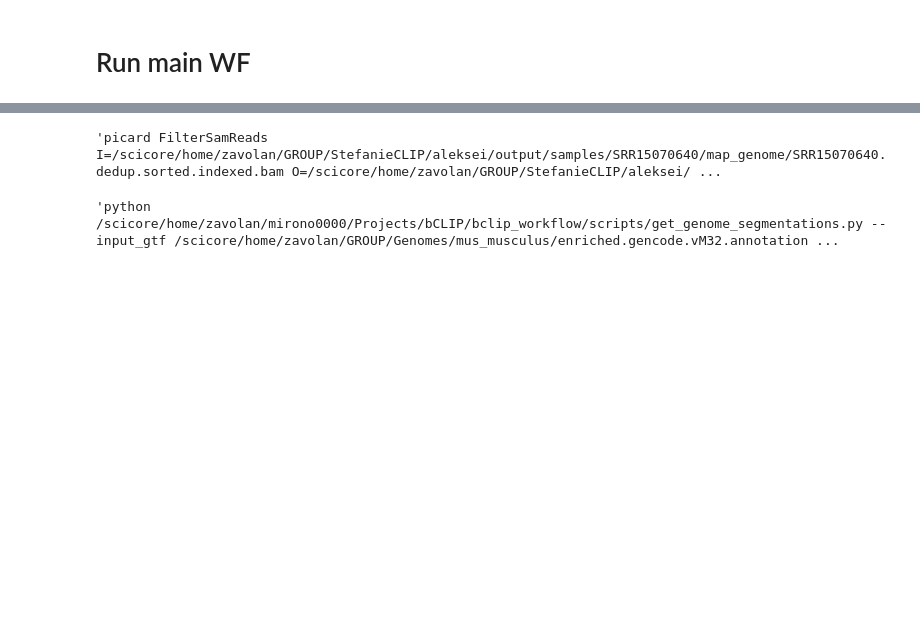
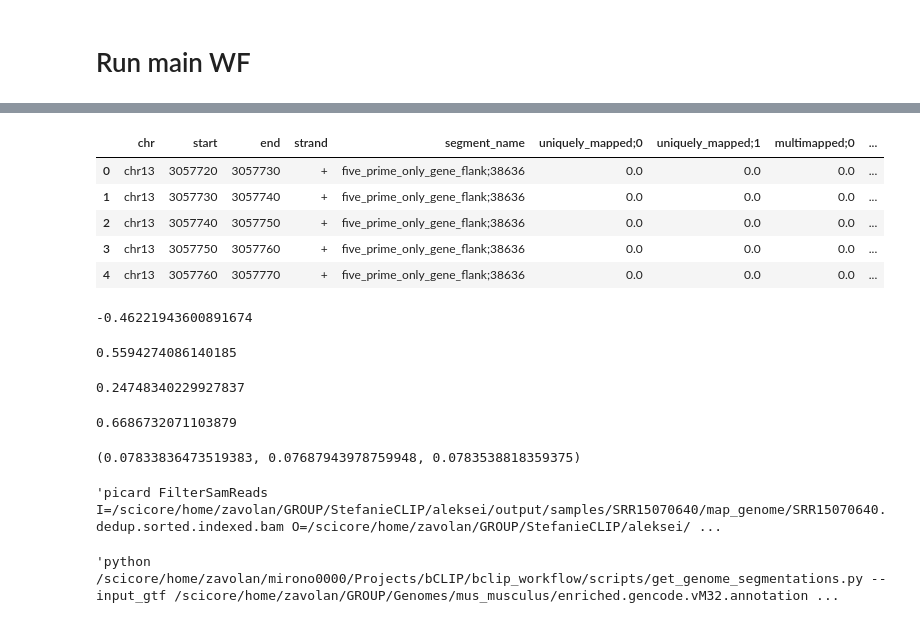
Before and after one commit to magmir71/bCLIP, a Jupyter notebook: bCLIP.ipynb, the cells around one changed output, grey strips where cells are left out. Saved outputs shown, nothing was run; the diff lists cells and outputs as text; code cells hidden in the pictures; blank space fills up the shorter version.

```diff
--- a/bCLIP.ipynb
+++ b/bCLIP.ipynb
@@ -407,3 +693,45 @@ deeptools plotProfile
+# %%
+bin_counts = bin_counts.drop_duplicates(['chr','start','end','strand']).reset_index(drop=True)
+# %% [output]
+|  | chr | start | end | strand | segment_name | uniquely_mapped;0 | uniquely_mapped;1 | multimapped;0 | ... |
+| 0 | chr13 | 3057720 | 3057730 | + | five_prime_only_gene_flank;38636 | 0.0 | 0.0 | 0.0 | ... |
+| 1 | chr13 | 3057730 | 3057740 | + | five_prime_only_gene_flank;38636 | 0.0 | 0.0 | 0.0 | ... |
+| 2 | chr13 | 3057740 | 3057750 | + | five_prime_only_gene_flank;38636 | 0.0 | 0.0 | 0.0 | ... |
+| 3 | chr13 | 3057750 | 3057760 | + | five_prime_only_gene_flank;38636 | 0.0 | 0.0 | 0.0 | ... |
+| 4 | chr13 | 3057760 | 3057770 | + | five_prime_only_gene_flank;38636 | 0.0 | 0.0 | 0.0 | ... |
+# %%
+#  TT-seq
+expr_ctl, expr_KD = 37, 26
+library_ctl,library_KD = 94, 91
+np.log2((expr_KD/library_KD)/(expr_ctl/library_ctl))
+# %% [output]
+-0.46221943600891674
+# %%
+#  lab RNA-seq
+expr_ctl, expr_KD = 10, 12
+library_ctl,library_KD = 70, 57
+np.log2((expr_KD/library_KD)/(expr_ctl/library_ctl))
+# %% [output]
+0.5594274086140185
+# %%
+#  RNA-seq SI paper
+expr_ctl, expr_KD = 24,28
+library_ctl,library_KD = 58, 57
+np.log2((expr_KD/library_KD)/(expr_ctl/library_ctl))
+# %% [output]
+0.24748340229927837
+# %%
+#  RNA-seq degron paper
+expr_ctl, expr_KD = 14,17
+library_ctl,library_KD = 72, 55
+np.log2((expr_KD/library_KD)/(expr_ctl/library_ctl))
+# %% [output]
+0.6686732071103879
+# %%
+k1,k2 = 15,6
+stats.fisher_exact([[k1,10**5],[k2,10**5]])[1],stats.fisher_exact([[k1,10**3],[k2,10**3]])[1],stats.binomtest(k=k1,n=k1+k2,alternative='two-sided').pvalue
+# %% [output]
+(0.07833836473519383, 0.07687943978759948, 0.0783538818359375)
 # %%
 s=$(zcat /scicore/home/zavolan/GROUP/StefanieCLIP/aleksei/output/samples/INTS11C_replicate10_exp5/map_genome/read_categories/2_um/INTS11C_replicate10_exp5.2_um.fastq.gz | head -n 2 | tail -n 1 | awk '{print length}')
 l=$((s<150 ? s : 150))
```
Also changed, not shown: parts of 57 cells of this notebook, 8 other files.
